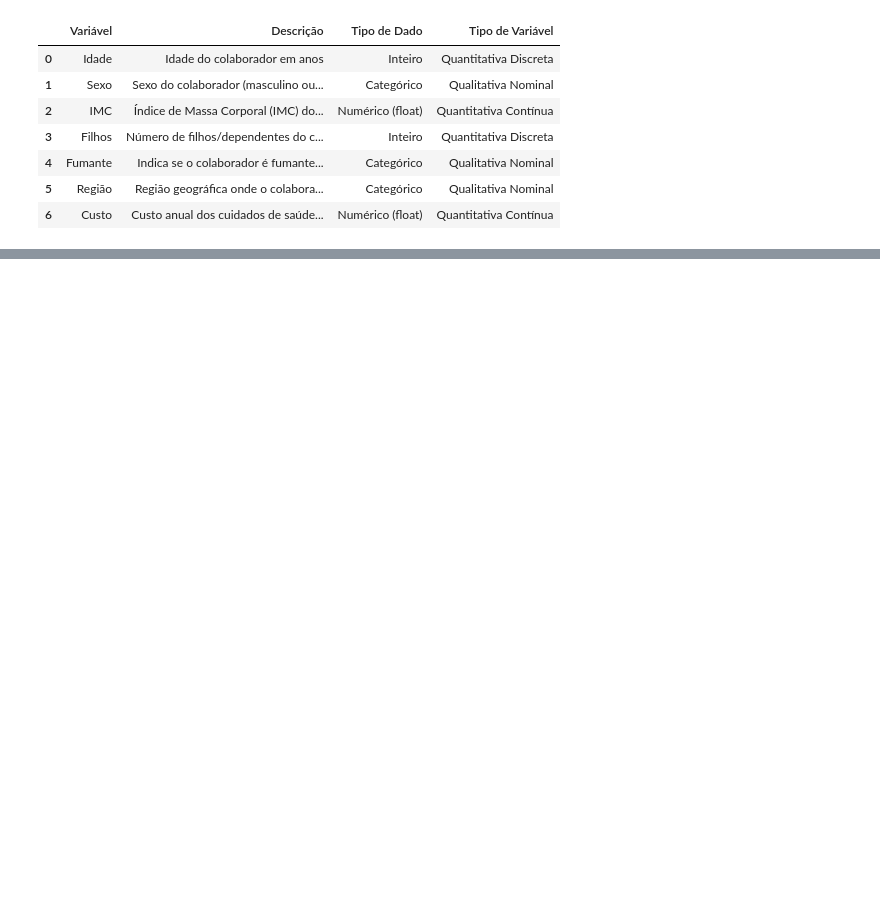
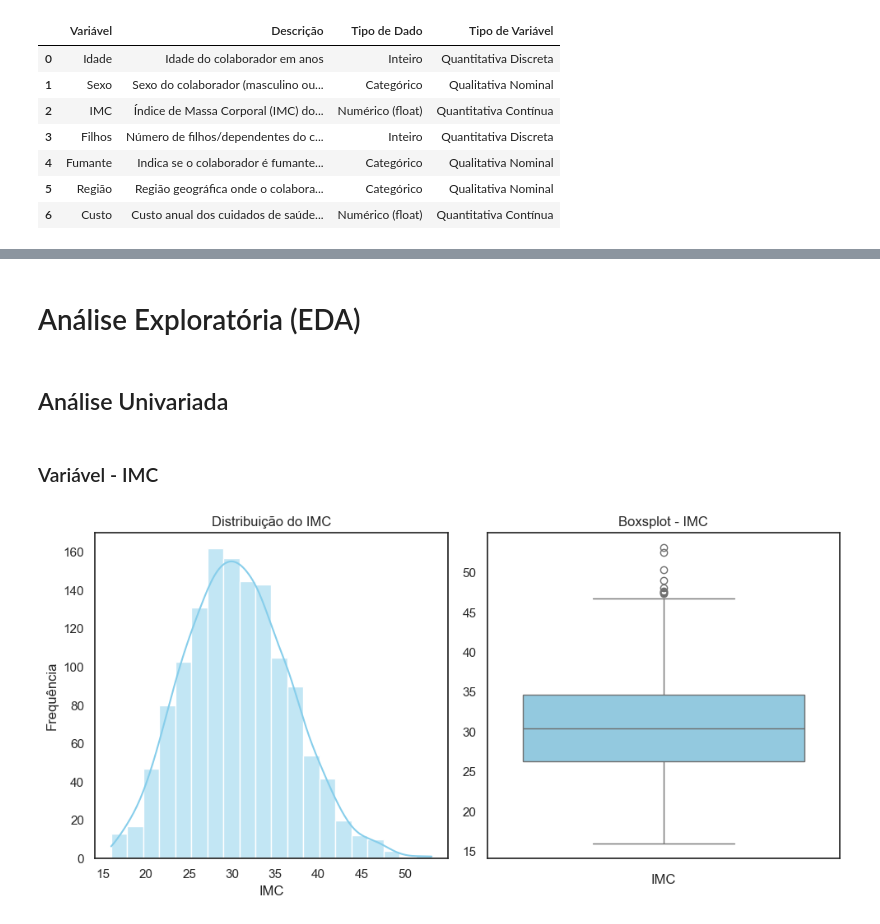
Before and after one commit to pauloivicentin/projeto_healthy_analytics, a Jupyter notebook: notebooks/analises_do_projeto.ipynb, the cells around one changed output, grey strips where cells are left out. Drawn from its saved outputs; the diff is of its cells as text; code cells hidden in the pictures; blank space fills up the shorter version.

```diff
--- a/notebooks/analises_do_projeto.ipynb
+++ b/notebooks/analises_do_projeto.ipynb
@@ -199,0 +195,15 @@ df_meta_dados.to_excel('../data/dicionario_de_metadados.xlsx', index =False)
+# %%
+#Criando a variável de faixa de IMC
+df['Faixa_IMC'] = pd.cut(df['IMC'],
+                        bins = [0, 18.5, 24.9, 29.9, 34.9, 39.9, float('inf')],
+                        labels = [
+                            'Abaixo do peso',
+                            'Peso normal',
+                            'Sobrepeso',
+                            'Obesidade grau I',
+                            'Obesidade grau II',
+                            'Obesidade grau III',
+                        ],
+                        right = True,
+)
+df.head()
@@ -199,0 +228,31 @@ df_meta_dados.to_excel('../data/dicionario_de_metadados.xlsx', index =False)
+# %% [markdown]
+# Análise Exploratória (EDA)
+# %% [markdown]
+## Análise Univariada
+# %% [markdown]
+### Variável - IMC
+# %%
+sns.set(style="white", palette="pastel")
+
+# Criando a figura com o 1 linha e 2 colunas
+fig, axes = plt.subplots(1, 2, figsize=(10, 5))
+
+# Histograma do IMC
+
+sns.histplot(df['IMC'], bins=20, kde=True, ax=axes[0], color='skyblue')
+axes[0].set_title('Distribuição do IMC')
+axes[0].set_xlabel('IMC')
+axes[0].set_ylabel('Frequência')
+
+# Boxsplot do IMC
+
+sns.boxplot(y=df['IMC'], ax=axes[1], color='skyblue')
+axes[1].set_title('Boxsplot - IMC')
+axes[1].set_xlabel('IMC')
+axes[1].set_ylabel('')
+
+
+plt.tight_layout()
+plt.show()
+# %% [output]
+[figure, added]
```
Also changed, not shown: parts of 26 cells of this notebook, 1 other file.
